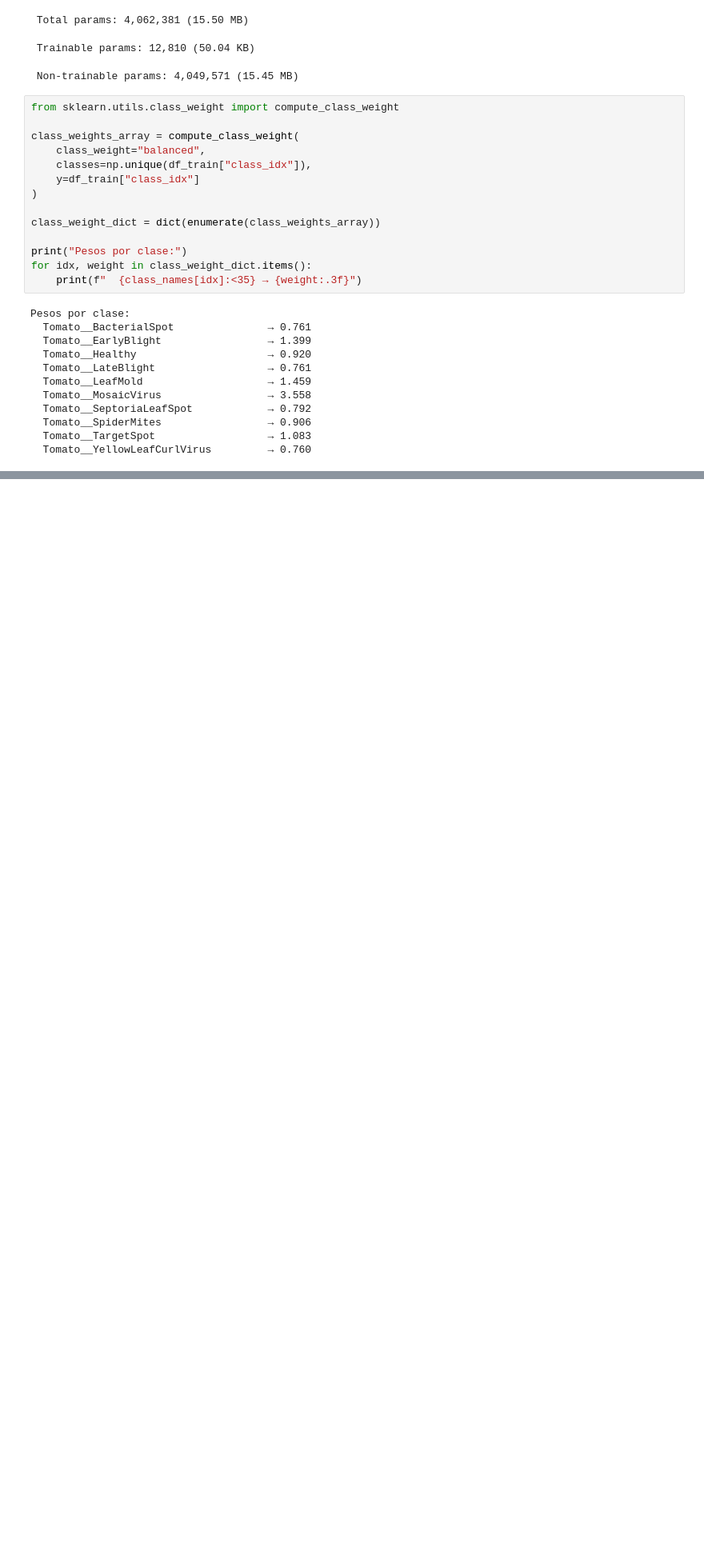
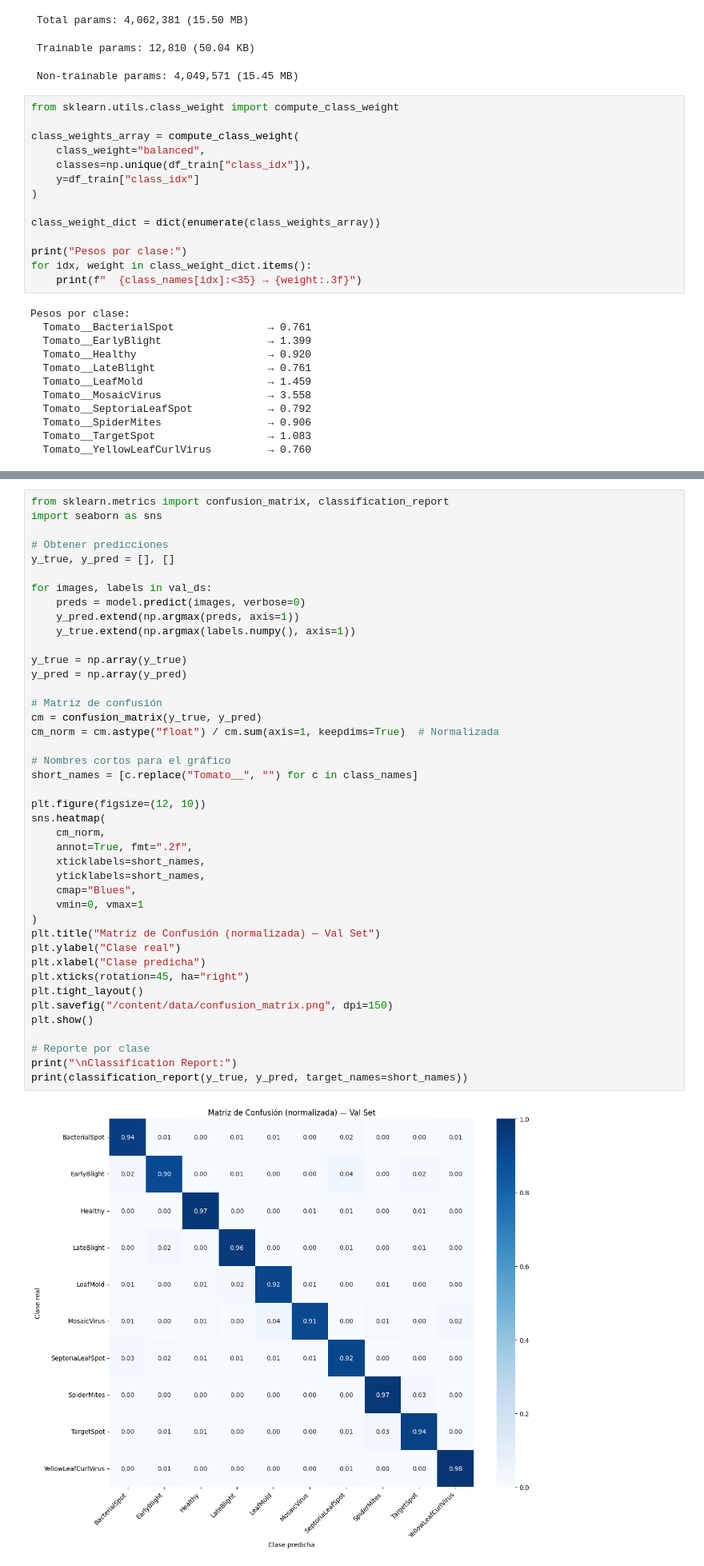
Before and after one commit to jpcampos04/2605_leaf_diseases_cv, a Jupyter notebook: 2605_leaf_diseases.ipynb, the cells around one changed output, grey strips where cells are left out. Shown at 80% size. Drawn from its saved outputs; the diff is of its cells as text; blank space fills up the shorter version.

```diff
--- a/2605_leaf_diseases.ipynb
+++ b/2605_leaf_diseases.ipynb
@@ -352,0 +380,44 @@ print("✅ Gráfica guardada")
+# %%
+from sklearn.metrics import confusion_matrix, classification_report
+import seaborn as sns
+
+# Obtener predicciones
+y_true, y_pred = [], []
+
+for images, labels in val_ds:
+    preds = model.predict(images, verbose=0)
+    y_pred.extend(np.argmax(preds, axis=1))
+    y_true.extend(np.argmax(labels.numpy(), axis=1))
+
+y_true = np.array(y_true)
+y_pred = np.array(y_pred)
+
+# Matriz de confusión
+cm = confusion_matrix(y_true, y_pred)
+cm_norm = cm.astype("float") / cm.sum(axis=1, keepdims=True)  # Normalizada
+
+# Nombres cortos para el gráfico
+short_names = [c.replace("Tomato__", "") for c in class_names]
+
+plt.figure(figsize=(12, 10))
+sns.heatmap(
+    cm_norm,
+    annot=True, fmt=".2f",
+    xticklabels=short_names,
+    yticklabels=short_names,
+    cmap="Blues",
+    vmin=0, vmax=1
+)
+plt.title("Matriz de Confusión (normalizada) — Val Set")
+plt.ylabel("Clase real")
+plt.xlabel("Clase predicha")
+plt.xticks(rotation=45, ha="right")
+plt.tight_layout()
+plt.savefig("/content/data/confusion_matrix.png", dpi=150)
+plt.show()
+
+# Reporte por clase
+print("\nClassification Report:")
+print(classification_report(y_true, y_pred, target_names=short_names))
+# %% [output]
+[figure, added]
```
Also changed, not shown: parts of 7 cells of this notebook.
